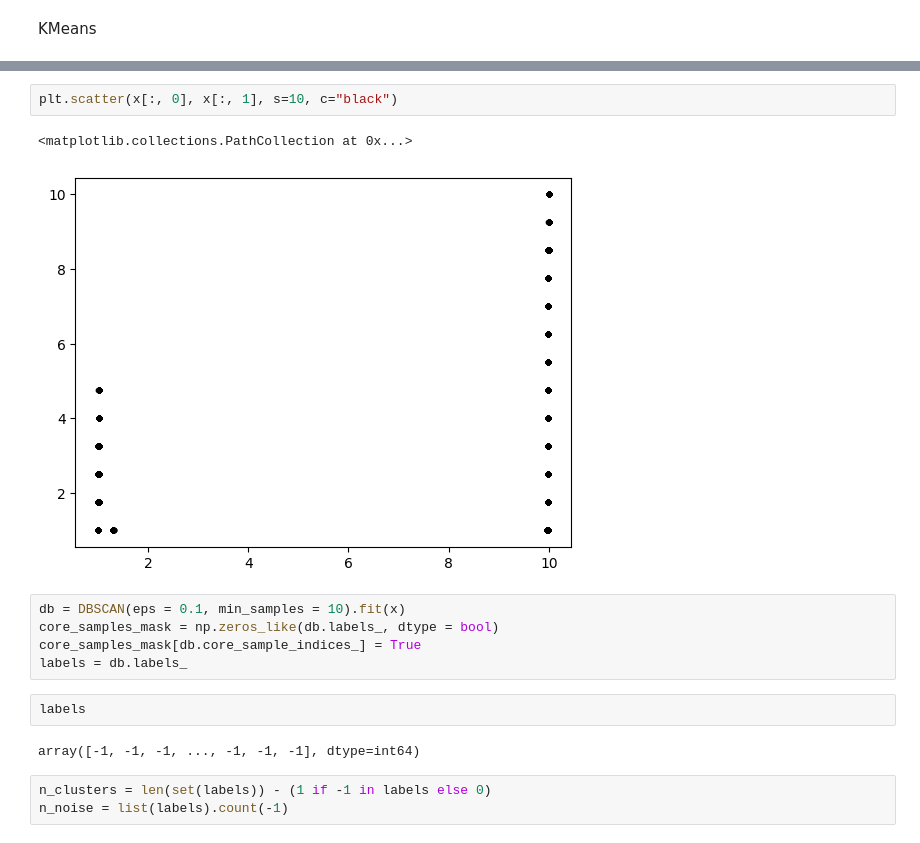
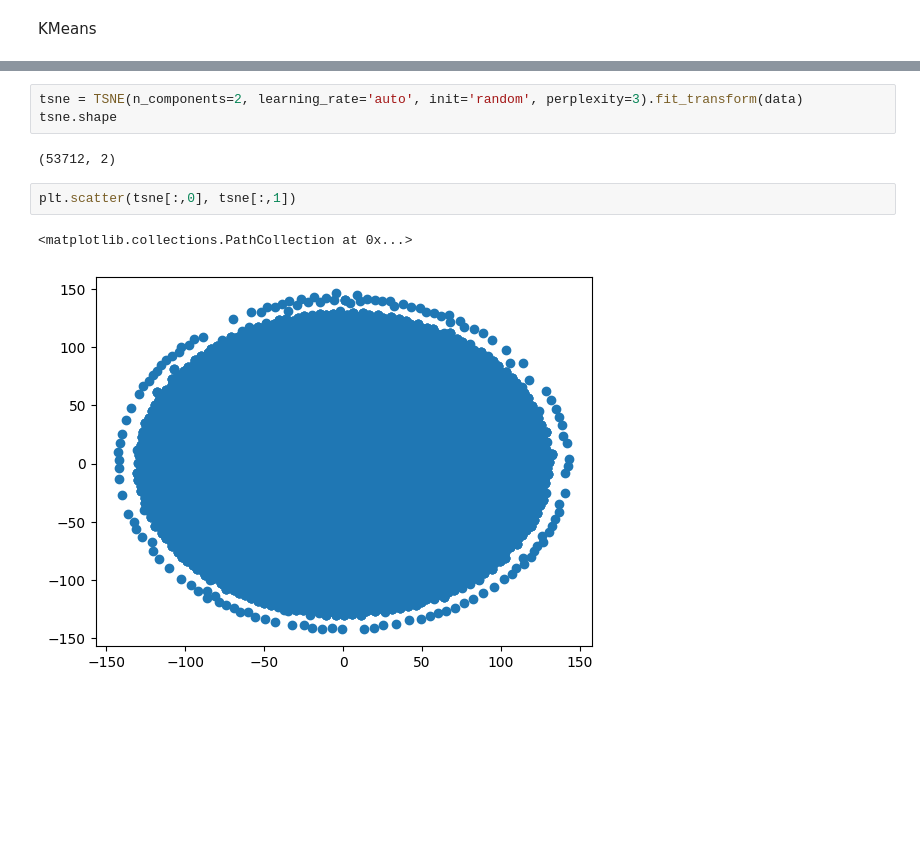
Before and after one commit to LeonardoRichie/DataScienceForum3, a Jupyter notebook: crash.ipynb, the cells around one changed output, grey strips where cells are left out. Drawn from its saved outputs; the diff is of its cells as text; blank space fills up the shorter version.

```diff
--- a/crash.ipynb
+++ b/crash.ipynb
@@ -181,17 +109,10 @@ array([[ 9.99724771, 10.        ,  1.        ,  7.        ,  1.        ,
+# %%
+tsne = TSNE(n_components=2, learning_rate='auto', init='random', perplexity=3).fit_transform(data)
+tsne.shape
+# %% [output]
+(53712, 2)
 # %%
-plt.scatter(x[:, 0], x[:, 1], s=10, c="black")
+plt.scatter(tsne[:,0], tsne[:,1])
 # %% [output]
 <matplotlib.collections.PathCollection at 0x...>
-[figure, old version]
+[figure, new version]
-# %%
-db = DBSCAN(eps = 0.1, min_samples = 10).fit(x)
-core_samples_mask = np.zeros_like(db.labels_, dtype = bool)
-core_samples_mask[db.core_sample_indices_] = True
-labels = db.labels_
-# %%
-labels
-# %% [output]
-array([-1, -1, -1, ..., -1, -1, -1], dtype=int64)
-# %%
-n_clusters = len(set(labels)) - (1 if -1 in labels else 0)
-n_noise = list(labels).count(-1)
```
Also changed, not shown: parts of 18 cells of this notebook.
